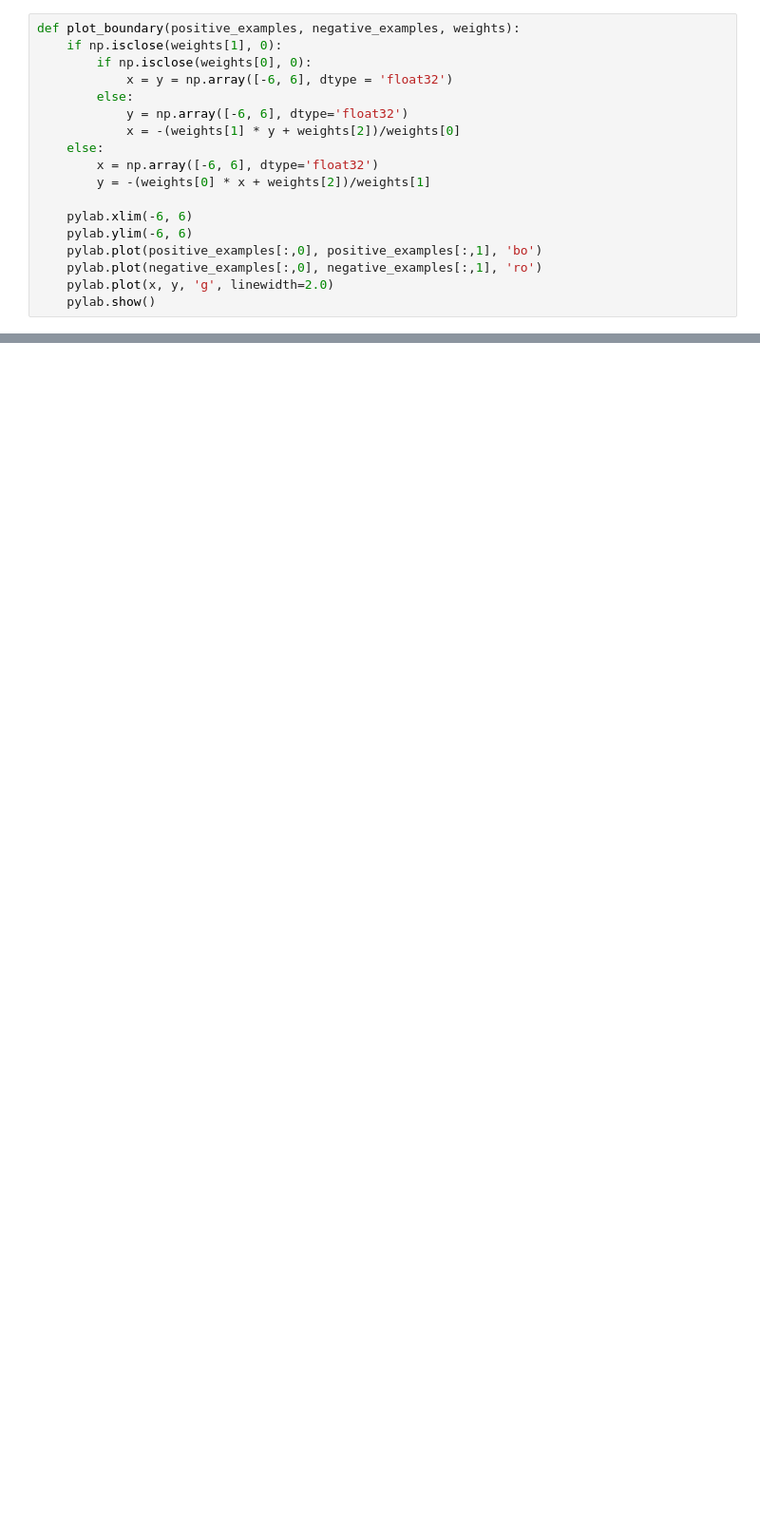
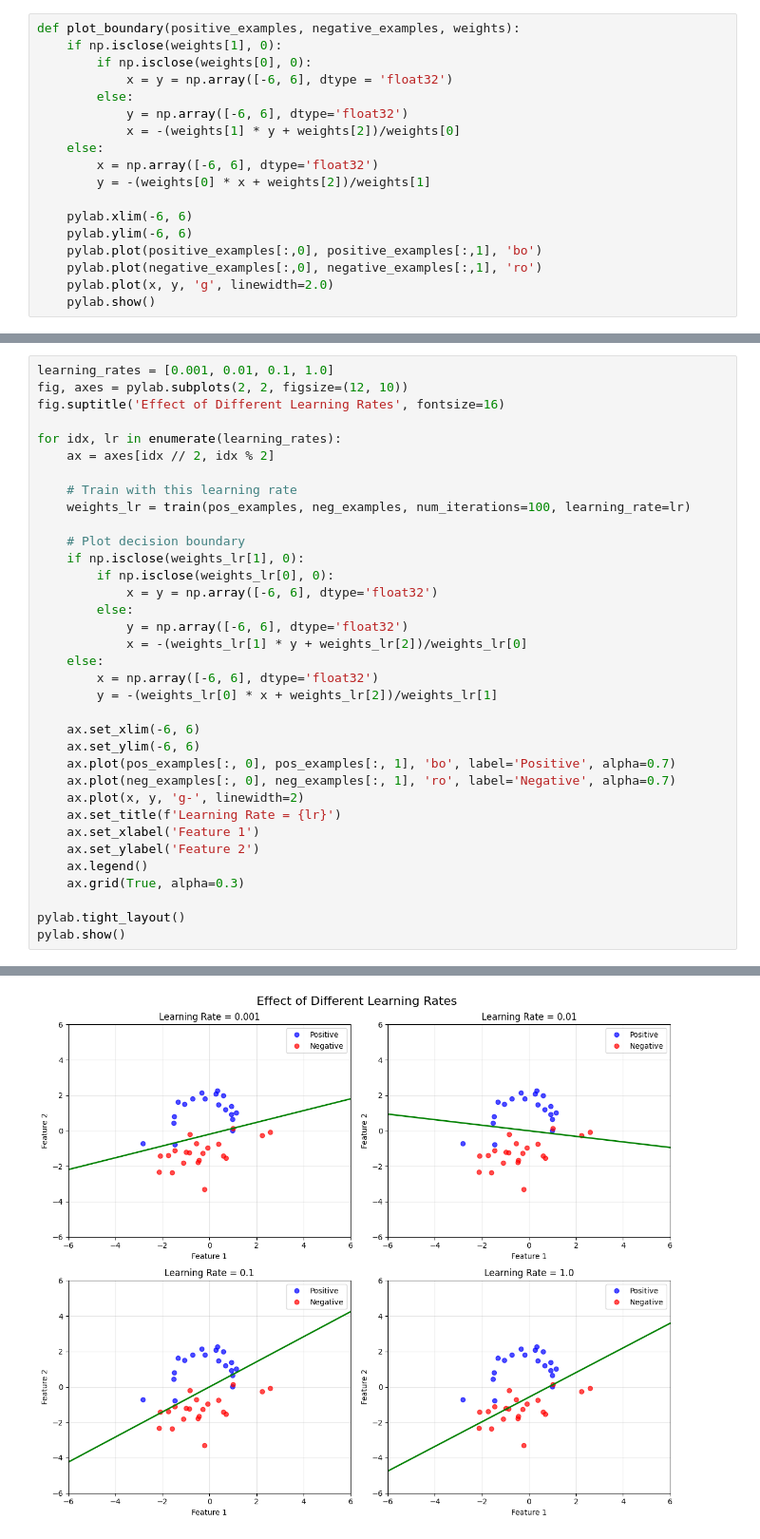
Before and after one commit to jsandtangen/Anvendt-AI---Deep-Learning, a Jupyter notebook: NeuralNetworks/Perceptron/Perceptron.ipynb, the cells around one changed output, grey strips where cells are left out. Shown at 95% size. Cells and saved outputs as stored; diff of their text form; blank space fills up the shorter version.

```diff
--- a/NeuralNetworks/Perceptron/Perceptron.ipynb
+++ b/NeuralNetworks/Perceptron/Perceptron.ipynb
@@ -175,0 +176,36 @@ plot_boundary(pos_examples,neg_examples,wts)
+# %%
+learning_rates = [0.001, 0.01, 0.1, 1.0]
+fig, axes = pylab.subplots(2, 2, figsize=(12, 10))
+fig.suptitle('Effect of Different Learning Rates', fontsize=16)
+
+for idx, lr in enumerate(learning_rates):
+    ax = axes[idx // 2, idx % 2]
+
+    # Train with this learning rate
+    weights_lr = train(pos_examples, neg_examples, num_iterations=100, learning_rate=lr)
+
+    # Plot decision boundary
+    if np.isclose(weights_lr[1], 0):
+        if np.isclose(weights_lr[0], 0):
+            x = y = np.array([-6, 6], dtype='float32')
+        else:
+            y = np.array([-6, 6], dtype='float32')
+            x = -(weights_lr[1] * y + weights_lr[2])/weights_lr[0]
+    else:
+        x = np.array([-6, 6], dtype='float32')
+        y = -(weights_lr[0] * x + weights_lr[2])/weights_lr[1]
+
+    ax.set_xlim(-6, 6)
+    ax.set_ylim(-6, 6)
+    ax.plot(pos_examples[:, 0], pos_examples[:, 1], 'bo', label='Positive', alpha=0.7)
+    ax.plot(neg_examples[:, 0], neg_examples[:, 1], 'ro', label='Negative', alpha=0.7)
+    ax.plot(x, y, 'g-', linewidth=2)
+    ax.set_title(f'Learning Rate = {lr}')
+    ax.set_xlabel('Feature 1')
+    ax.set_ylabel('Feature 2')
+    ax.legend()
+    ax.grid(True, alpha=0.3)
+
+pylab.tight_layout()
+pylab.show()
+# %% [output]
@@ -175,0 +229 @@ plot_boundary(pos_examples,neg_examples,wts)
+[figure, added]
```
Also changed, not shown: parts of 7 cells of this notebook, 2 other files.
